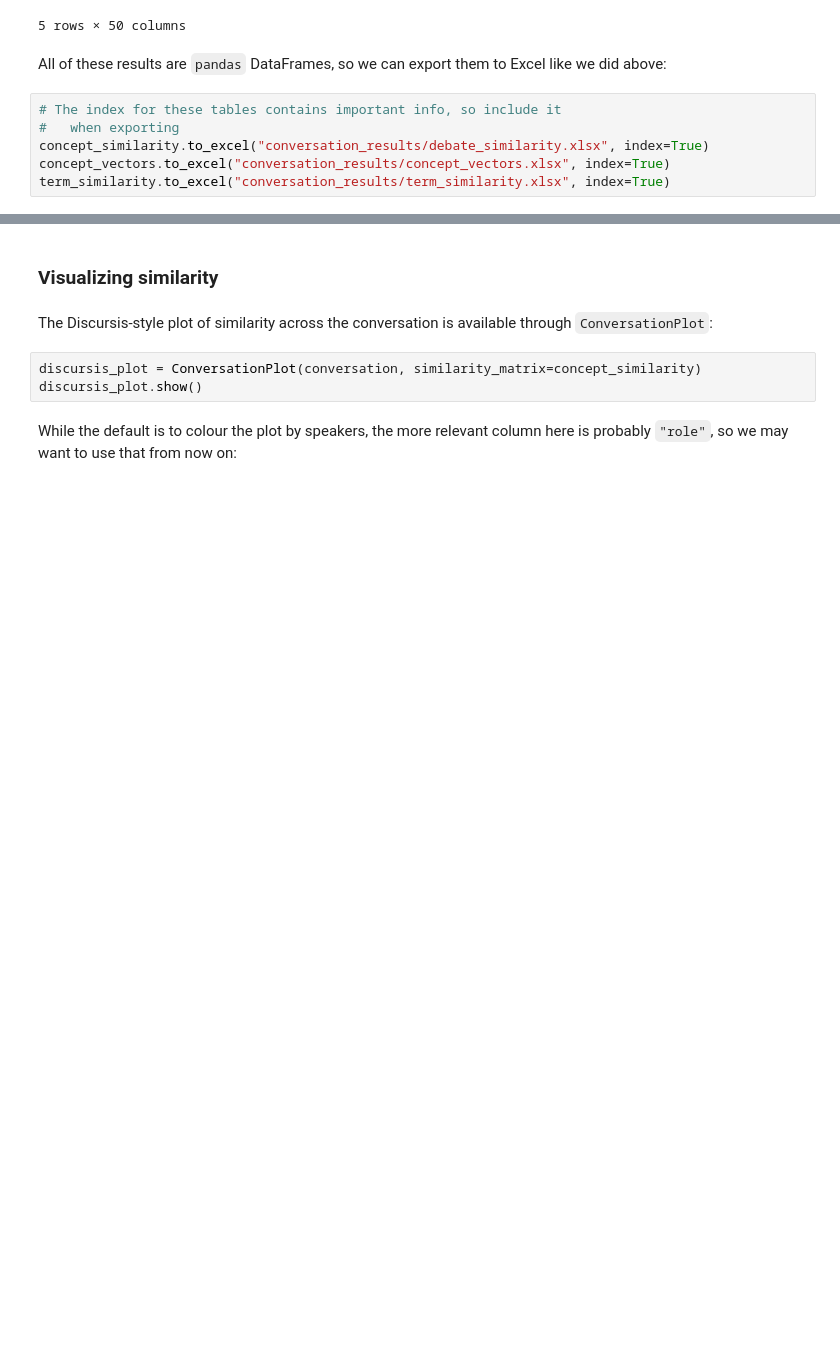
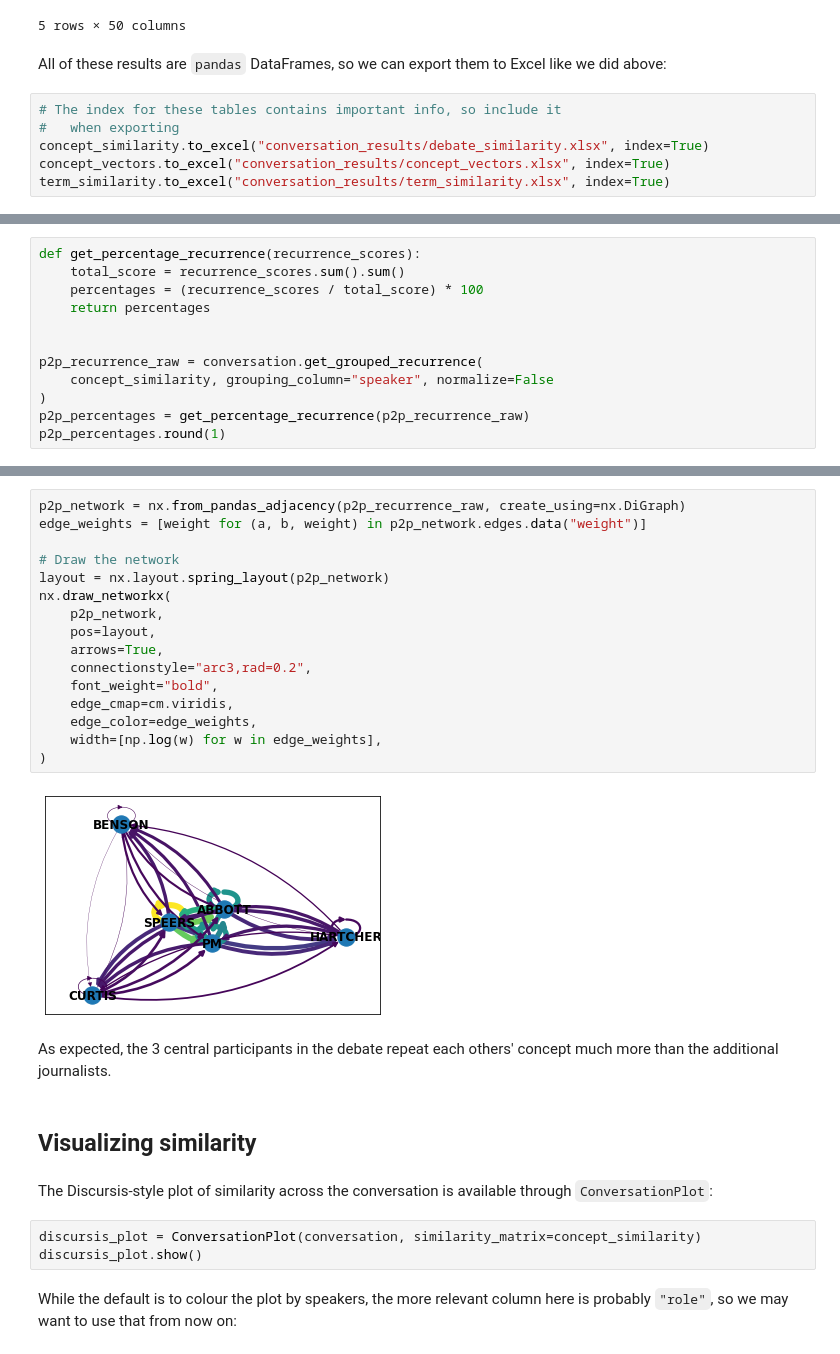
Before and after one commit to Australian-Text-Analytics-Platform/discursis, a Jupyter notebook: notebooks/discursis_workshop.ipynb, the cells around one changed output, grey strips where cells are left out. Saved outputs shown, nothing was run; the diff lists cells and outputs as text; blank space fills up the shorter version.

```diff
--- a/notebooks/discursis_workshop.ipynb
+++ b/notebooks/discursis_workshop.ipynb
@@ -375,0 +489,12 @@ show(p)
+# %%
+def get_percentage_recurrence(recurrence_scores):
+    total_score = recurrence_scores.sum().sum()
+    percentages = (recurrence_scores / total_score) * 100
+    return percentages
+
+
+p2p_recurrence_raw = conversation.get_grouped_recurrence(
+    concept_similarity, grouping_column="speaker", normalize=False
+)
+p2p_percentages = get_percentage_recurrence(p2p_recurrence_raw)
+p2p_percentages.round(1)
@@ -376,5 +541,25 @@ show(p)
+# %%
+p2p_network = nx.from_pandas_adjacency(p2p_recurrence_raw, create_using=nx.DiGraph)
+edge_weights = [weight for (a, b, weight) in p2p_network.edges.data("weight")]
+
+# Draw the network
+layout = nx.layout.spring_layout(p2p_network)
+nx.draw_networkx(
+    p2p_network,
+    pos=layout,
+    arrows=True,
+    connectionstyle="arc3,rad=0.2",
+    font_weight="bold",
+    edge_cmap=cm.viridis,
+    edge_color=edge_weights,
+    width=[np.log(w) for w in edge_weights],
+)
+# %% [output]
+[figure, added]
+# %% [markdown]
+As expected, the 3 central participants in the debate repeat each others' concept much more than the additional journalists.
 # %% [markdown]
-### Visualizing similarity
+## Visualizing similarity
 # %% [markdown]
 The Discursis-style plot of similarity across the conversation is
 available through `ConversationPlot`:
```
Also changed, not shown: parts of 18 cells of this notebook.
